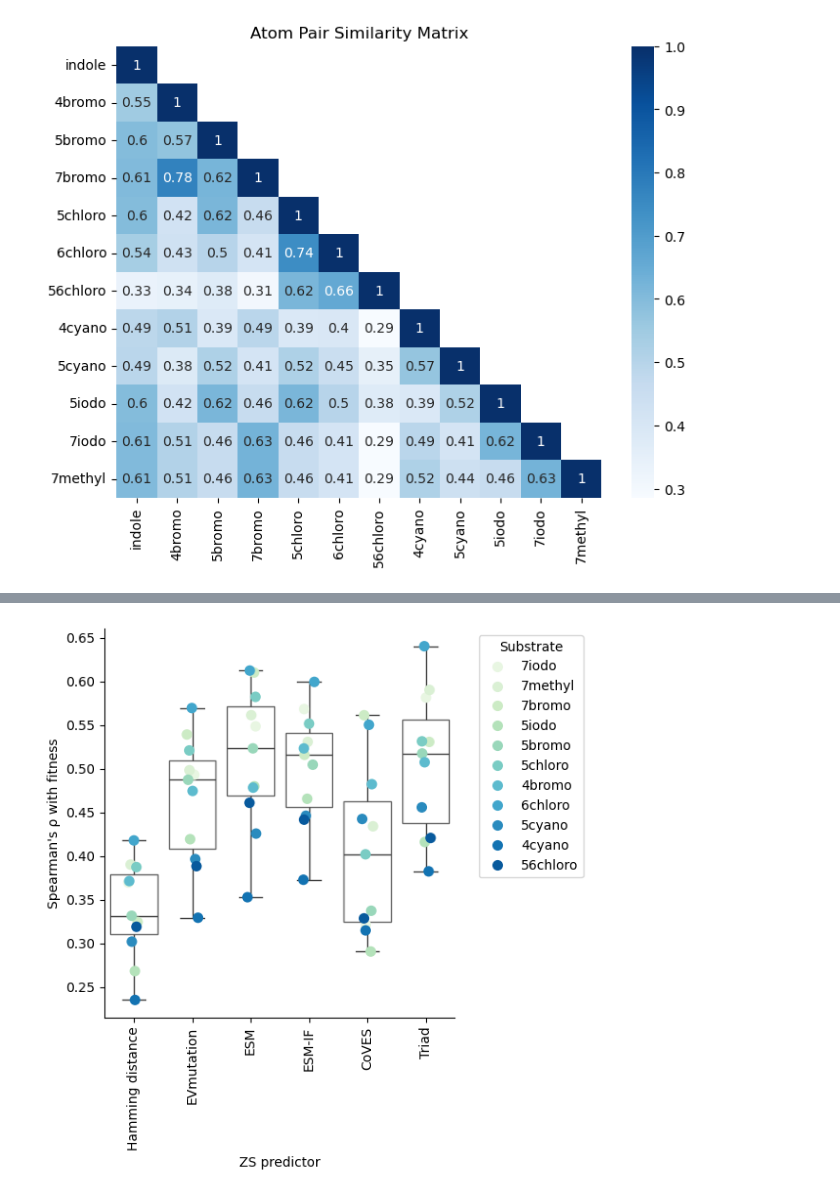
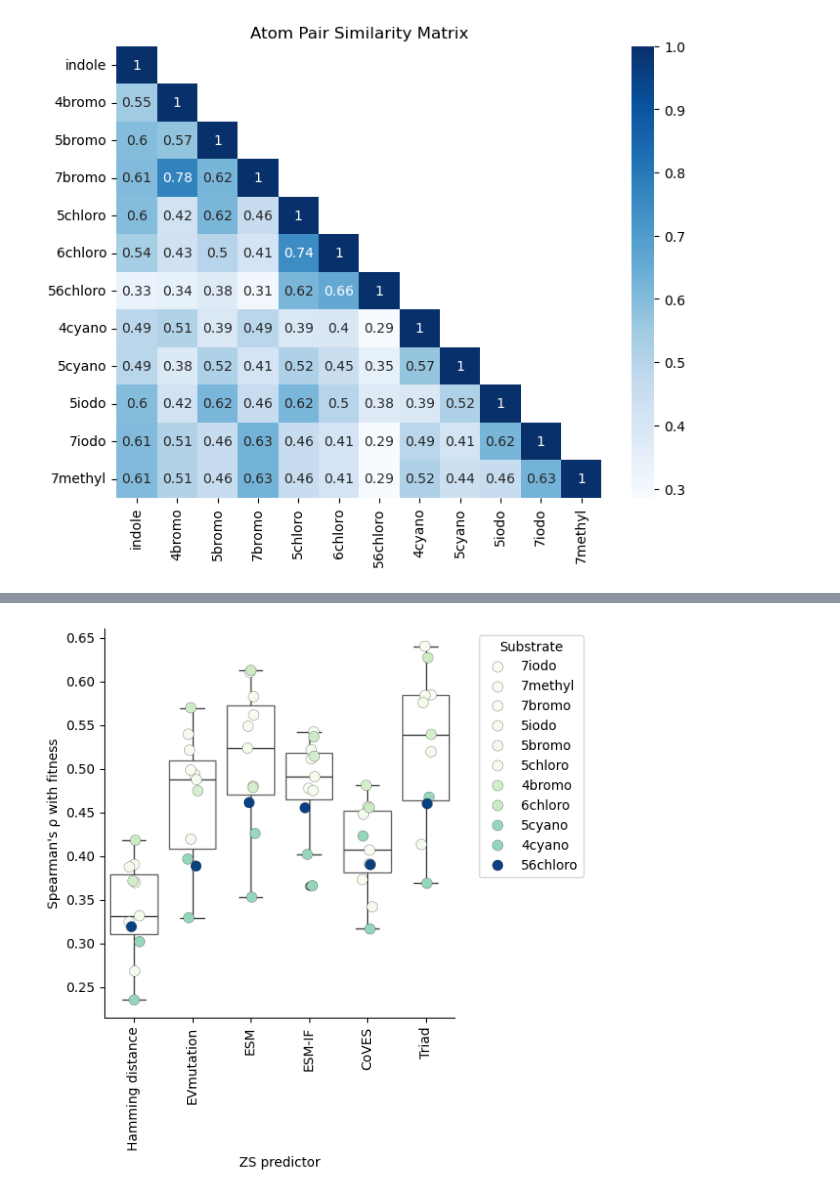
Before and after one commit to fhalab/substrate_aware_zs, a Jupyter notebook: sandbox/sub_vis.ipynb, the cells around one changed output, grey strips where cells are left out. Cells and saved outputs as stored; diff of their text form; code cells hidden in the pictures.

Commit message:
calc hydro diff update plot

```diff
--- a/sandbox/sub_vis.ipynb
+++ b/sandbox/sub_vis.ipynb
@@ -35,9 +35,9 @@ columns = {
     "ed": (-1, "n_mut"),
     "ev": (1, "ev_score"),
     "esm": (1, "esm_score"),
-    "esmif": (1, "esmif_score"),
-    "coves": (1, "coves_score"),
-    "Triad": (-1, "Triad_score"),
+    "esmif": (1, "esmif_score_apo-score"),
+    "coves": (1, "coves_score_apo_clean-output-100_processed"),
+    "Triad": (-1, "Triad_score_score-frompdb-cleanup"),
 }
 
 # Loop through each dataset and calculate Spearman correlations
@@ -337,11 +319,27 @@ Name: Atom Pair, dtype: float64
 # %%
-# Melt the dataframe to long format for seaborn boxplot and stripplot
+import pandas as pd
+import seaborn as sns
+import matplotlib.pyplot as plt
+from matplotlib.colors import Normalize
+from matplotlib.cm import get_cmap
+
+#  Melt the dataframe to long format for seaborn boxplot and stripplot
 df_melted = pd.melt(
     merge_df.iloc[:, :6].reset_index(),
     id_vars="substrate",
     var_name="ZS predictor",
     value_name="Spearman's ρ with fitness",
 )
+
+heatmap_values = merge_df["Atom Pair"].to_dict()
+df_melted["atom_pair"] = df_melted["substrate"].map(heatmap_values)
+
+# Normalize heatmap values for colormap
+norm = Normalize(vmin=min(heatmap_values.values()), vmax=max(heatmap_values.values()))
+cmap = get_cmap("GnBu_r")
+
+# Map substrates to colors
+substrate_colors = {substrate: cmap(norm(value)) for substrate, value in heatmap_values.items()}
 
 
 # Create the boxplot and stripplot
@@ -349,35 +347,37 @@ plt.figure(figsize=(6, 6))
 ax = sns.boxplot(x="ZS predictor", y="Spearman's ρ with fitness", data=df_melted,
 boxprops={
             "facecolor": "None",
             "edgecolor": FZL_PALETTES["gray"],
         },)
 sns.stripplot(
     x="ZS predictor",
     y="Spearman's ρ with fitness",
     hue="substrate",
     data=df_melted,
-    palette="GnBu",# glasbey_category10[:11],
+    palette=substrate_colors,# glasbey_category10[:11],
     jitter=True,
     size=8,
     marker="o",
+    edgecolor="gray",
+    linewidth=0.2,
     ax=ax,
 )
 
 # Hide the top and right spine
 ax.spines["top"].set_visible(False)
 ax.spines["right"].set_visible(False)
 
 # rotate x-axis labels
 plt.xticks(rotation=90)
 
 # Adjust legend
 plt.legend(bbox_to_anchor=(1.05, 1), loc="upper left", title="Substrate")
 
 # Show the plot
 plt.tight_layout()
 plt.show()
 # %% [output]
-[figure, old version]
+[figure, new version]
 # %%
 merge_df
 # %% [output]
```
Also changed, not shown: parts of 14 cells of this notebook, 3 other files.
